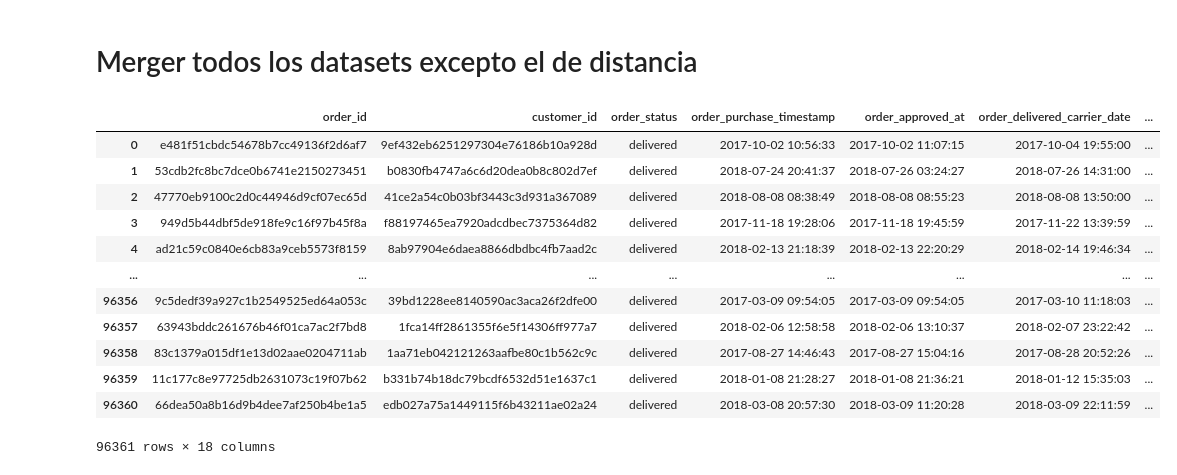
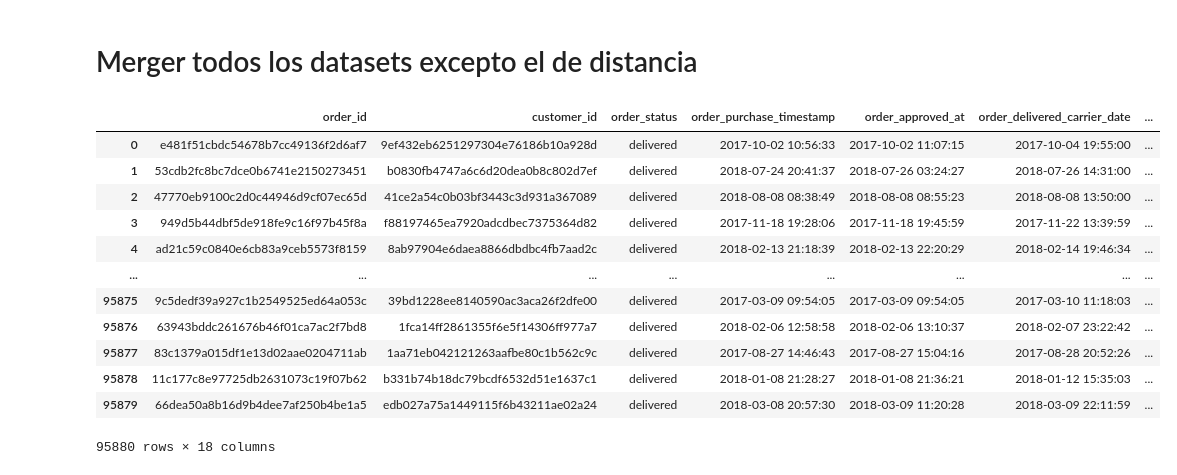
Before and after one commit to tomascony99/UCEMA, a Jupyter notebook: 07-entrenamiento/orders.ipynb, the cells around one changed output. Drawn from its saved outputs; the diff is of its cells as text; code cells hidden in the pictures.

Commit message:
orders resolution

```diff
--- a/07-entrenamiento/orders.ipynb
+++ b/07-entrenamiento/orders.ipynb
@@ -118,11 +118,11 @@ orders = transformar_columnas_datetime(orders)
 Es lo mismo utilizar .loc para asignar una columna nueva, que utilizar .assign o simplemente df['columna'] = operación
 # %%
 # Compute just the number of days in each time_delta
-import datetime
-one_day_delta = datetime.timedelta(days=1) # lleva el time delta a un día
-one_day_delta = np.timedelta64(24, 'h') # también se puede hacer de esta manera
+#import datetime
+#one_day_delta = datetime.timedelta(days=1) # lleva el time delta a un día
+#one_day_delta = np.timedelta64(24, 'h') # también se puede hacer de esta manera
 
 # \ se puede usar para ahorrar espacio
-orders.loc[:,'tiempo_de_espera'] = \
-    (orders['order_delivered_customer_date'] - orders['order_purchase_timestamp']) / one_day_delta
+#orders.loc[:,'tiempo_de_espera'] = \
+  #  (orders['order_delivered_customer_date'] - orders['order_purchase_timestamp']) / one_day_delta
 # %%
@@ -143,7 +130,7 @@ Length: 99441, dtype: float64
 # %%
 #pasarlo a modulo
 from olist.preprocess import tiempo_de_espera
-orders = tiempo_de_espera(orders,is_delivered=True)
+orders = tiempo_de_espera(orders,is_delivered=False)
 orders.head()
 # %% [output]
 |  | order_id | customer_id | order_status | order_purchase_timestamp | order_approved_at | order_delivered_carrier_date | ... |
@@ -381,20 +378,21 @@ Name: distance_seller_customer, dtype: float64
 # %%
 tablon_primario = orders.merge(reviews, on='order_id') \
     .merge(productos, on='order_id') \
     .merge(vendedores, on='order_id') \
-    .merge(precio_y_transporte, on='order_id')
+    .merge(precio_y_transporte, on='order_id')\
+     .merge(distancia_a_la_orden, on='order_id')
 tablon_primario
 # %% [output]
 |  | order_id | customer_id | order_status | order_purchase_timestamp | order_approved_at | order_delivered_carrier_date | ... |
 | 0 | e481f51cbdc54678b7cc49136f2d6af7 | 9ef432eb6251297304e76186b10a928d | delivered | 2017-10-02 10:56:33 | 2017-10-02 11:07:15 | 2017-10-04 19:55:00 | ... |
 | 1 | 53cdb2fc8bc7dce0b6741e2150273451 | b0830fb4747a6c6d20dea0b8c802d7ef | delivered | 2018-07-24 20:41:37 | 2018-07-26 03:24:27 | 2018-07-26 14:31:00 | ... |
 | 2 | 47770eb9100c2d0c44946d9cf07ec65d | 41ce2a54c0b03bf3443c3d931a367089 | delivered | 2018-08-08 08:38:49 | 2018-08-08 08:55:23 | 2018-08-08 13:50:00 | ... |
 | 3 | 949d5b44dbf5de918fe9c16f97b45f8a | f88197465ea7920adcdbec7375364d82 | delivered | 2017-11-18 19:28:06 | 2017-11-18 19:45:59 | 2017-11-22 13:39:59 | ... |
 | 4 | ad21c59c0840e6cb83a9ceb5573f8159 | 8ab97904e6daea8866dbdbc4fb7aad2c | delivered | 2018-02-13 21:18:39 | 2018-02-13 22:20:29 | 2018-02-14 19:46:34 | ... |
 | ... | ... | ... | ... | ... | ... | ... | ... |
-| 96356 | 9c5dedf39a927c1b2549525ed64a053c | 39bd1228ee8140590ac3aca26f2dfe00 | delivered | 2017-03-09 09:54:05 | 2017-03-09 09:54:05 | 2017-03-10 11:18:03 | ... |
-| 96357 | 63943bddc261676b46f01ca7ac2f7bd8 | 1fca14ff2861355f6e5f14306ff977a7 | delivered | 2018-02-06 12:58:58 | 2018-02-06 13:10:37 | 2018-02-07 23:22:42 | ... |
-| 96358 | 83c1379a015df1e13d02aae0204711ab | 1aa71eb042121263aafbe80c1b562c9c | delivered | 2017-08-27 14:46:43 | 2017-08-27 15:04:16 | 2017-08-28 20:52:26 | ... |
-| 96359 | 11c177c8e97725db2631073c19f07b62 | b331b74b18dc79bcdf6532d51e1637c1 | delivered | 2018-01-08 21:28:27 | 2018-01-08 21:36:21 | 2018-01-12 15:35:03 | ... |
-| 96360 | 66dea50a8b16d9b4dee7af250b4be1a5 | edb027a75a1449115f6b43211ae02a24 | delivered | 2018-03-08 20:57:30 | 2018-03-09 11:20:28 | 2018-03-09 22:11:59 | ... |
+| 95875 | 9c5dedf39a927c1b2549525ed64a053c | 39bd1228ee8140590ac3aca26f2dfe00 | delivered | 2017-03-09 09:54:05 | 2017-03-09 09:54:05 | 2017-03-10 11:18:03 | ... |
+| 95876 | 63943bddc261676b46f01ca7ac2f7bd8 | 1fca14ff2861355f6e5f14306ff977a7 | delivered | 2018-02-06 12:58:58 | 2018-02-06 13:10:37 | 2018-02-07 23:22:42 | ... |
+| 95877 | 83c1379a015df1e13d02aae0204711ab | 1aa71eb042121263aafbe80c1b562c9c | delivered | 2017-08-27 14:46:43 | 2017-08-27 15:04:16 | 2017-08-28 20:52:26 | ... |
+| 95878 | 11c177c8e97725db2631073c19f07b62 | b331b74b18dc79bcdf6532d51e1637c1 | delivered | 2018-01-08 21:28:27 | 2018-01-08 21:36:21 | 2018-01-12 15:35:03 | ... |
+| 95879 | 66dea50a8b16d9b4dee7af250b4be1a5 | edb027a75a1449115f6b43211ae02a24 | delivered | 2018-03-08 20:57:30 | 2018-03-09 11:20:28 | 2018-03-09 22:11:59 | ... |
-96361 rows × 18 columns
+95880 rows × 18 columns
```
Also changed, not shown: parts of 4 cells of this notebook, 1 other file.
